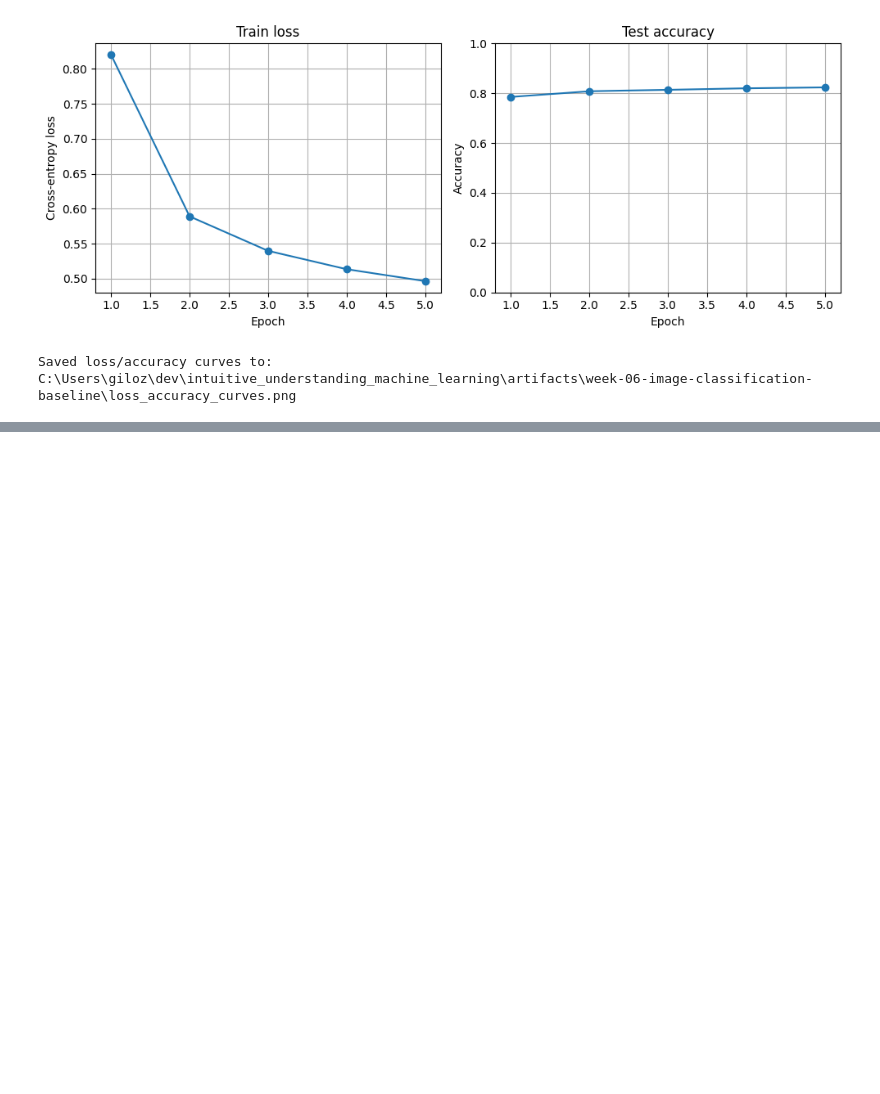
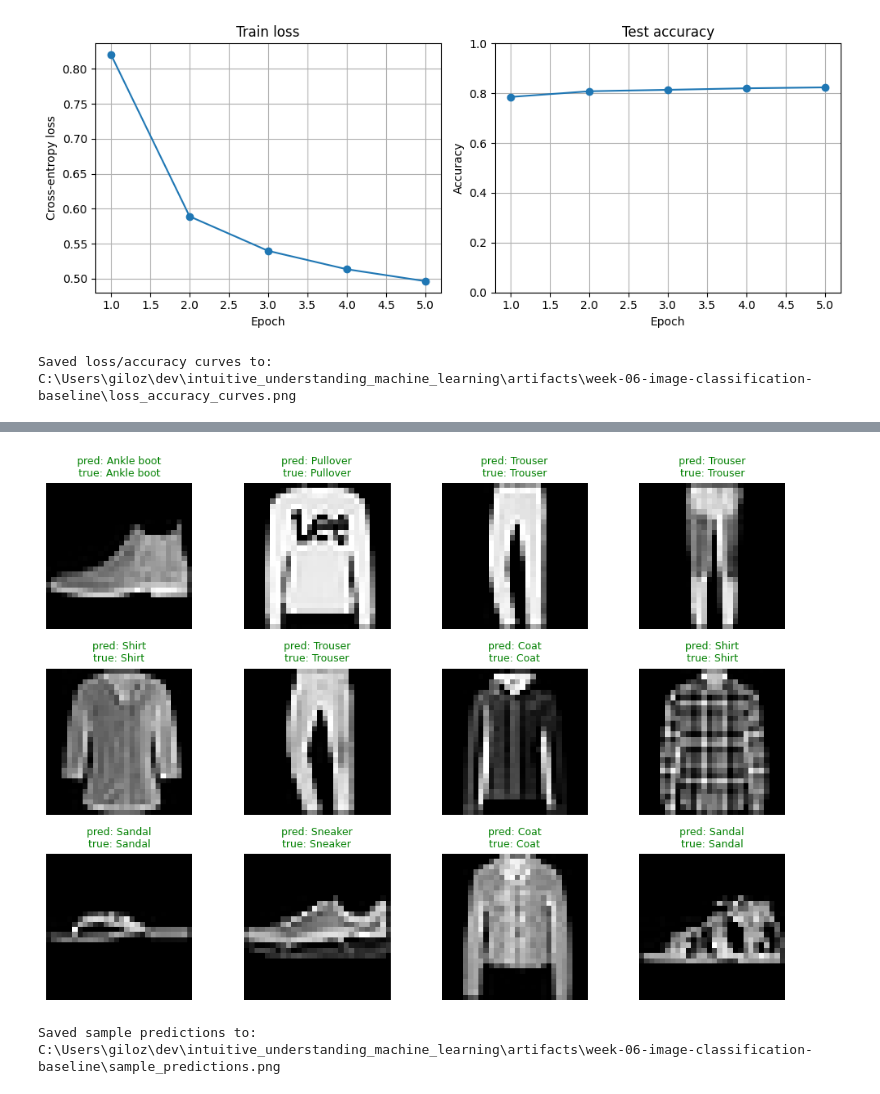
Before and after one commit to majorgilles/intuitive_understanding_machine_learning, a Jupyter notebook: weeks/week-06-image-classification-baseline/train_fashion_mnist_baseline.ipynb, the cells around one changed output, grey strips where cells are left out. Cells and saved outputs as stored; diff of their text form; code cells hidden in the pictures; blank space fills up the shorter version.

```diff
--- a/weeks/week-06-image-classification-baseline/train_fashion_mnist_baseline.ipynb
+++ b/weeks/week-06-image-classification-baseline/train_fashion_mnist_baseline.ipynb
@@ -440,0 +525,41 @@ Saved loss/accuracy curves to: C:\Users\giloz\dev\intuitive_understanding_machin
+# %%
+sample_predictions_path = artifacts_dir / "sample_predictions.png"
+
+model.eval()
+
+# Use the first test batch for a small visual prediction grid.
+test_images, test_labels = next(iter(test_loader))
+
+with torch.no_grad():
+   logits = model(test_images)
+   predicted_labels = logits.argmax(dim=1)
+
+fig, axes = plt.subplots(3, 4, figsize=(10, 7))
+
+for axis, image, predicted_label, true_label in zip(
+   axes.ravel(),
+   test_images[:12],
+   predicted_labels[:12],
+   test_labels[:12],
+):
+   predicted_name = class_names[predicted_label.item()]
+   true_name = class_names[true_label.item()]
+
+   title_color = "green" if predicted_label.item() == true_label.item() else "red"
+
+   axis.imshow(image.squeeze(), cmap="gray")
+   axis.set_title(
+       f"pred: {predicted_name}\ntrue: {true_name}",
+       color=title_color,
+       fontsize=9,
+   )
+   axis.axis("off")
+
+fig.tight_layout()
+fig.savefig(sample_predictions_path, dpi=150)
+plt.show()
+
+print(f"Saved sample predictions to: {sample_predictions_path}")
+# %% [output]
+[figure, added]
+Saved sample predictions to: C:\Users\giloz\dev\intuitive_understanding_machine_learning\artifacts\week-06-image-classification-baseline\sample_predictions.png
```
Also changed, not shown: parts of 18 cells of this notebook, 2 other files.
